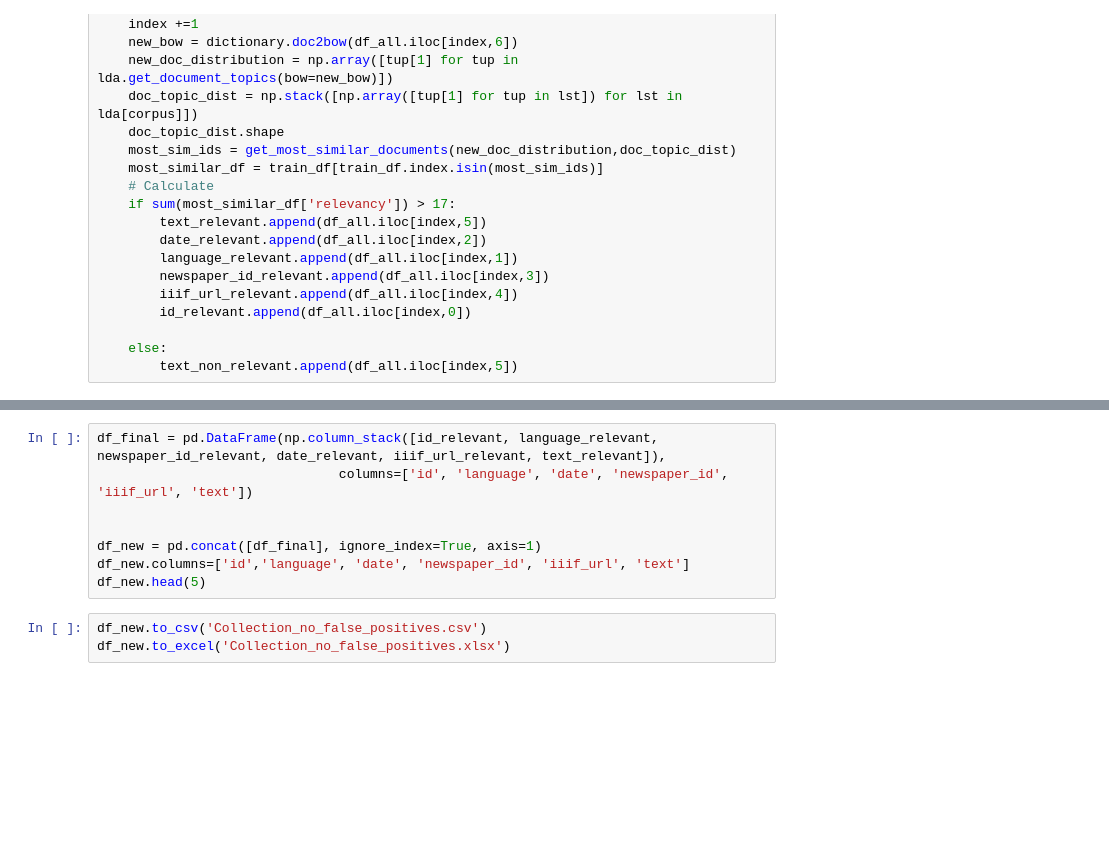
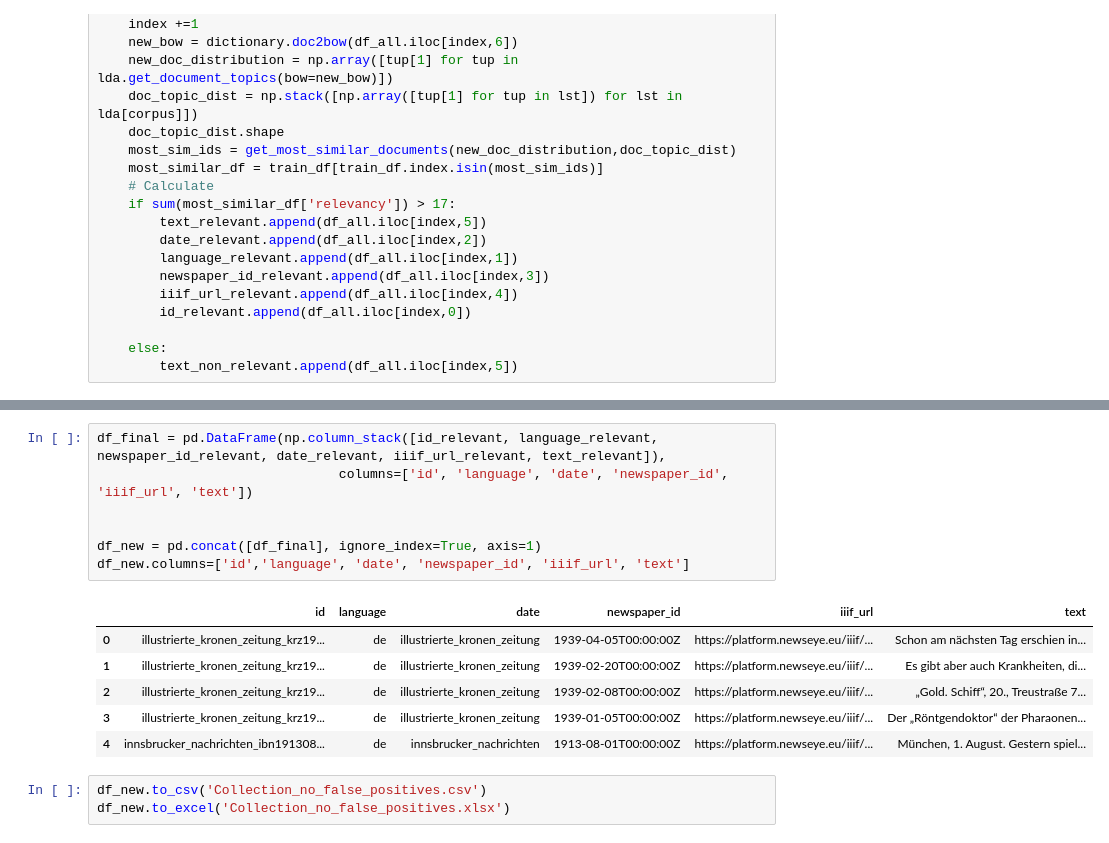
Before and after one commit to soberbichler/Korpusbildung_Workshop, a Jupyter notebook: TopicSpecificCorpusBuilding.ipynb, the cells around one changed output, grey strips where cells are left out. Saved outputs shown, nothing was run; the diff lists cells and outputs as text; blank space fills up the shorter version.

```diff
--- a/TopicSpecificCorpusBuilding.ipynb
+++ b/TopicSpecificCorpusBuilding.ipynb
@@ -521,11 +579,17 @@ df_results.head(5)
 # %%
 df_final = pd.DataFrame(np.column_stack([id_relevant, language_relevant, newspaper_id_relevant, date_relevant, iiif_url_relevant, text_relevant]),
                                columns=['id', 'language', 'date', 'newspaper_id', 'iiif_url', 'text'])
 
 
 df_new = pd.concat([df_final], ignore_index=True, axis=1)
 df_new.columns=['id','language', 'date', 'newspaper_id', 'iiif_url', 'text']
-df_new.head(5)
+# %% [output]
+|  | id | language | date | newspaper_id | iiif_url | text |
+| 0 | illustrierte_kronen_zeitung_krz19... | de | illustrierte_kronen_zeitung | 1939-04-05T00:00:00Z | https://platform.newseye.eu/iiif/... | Schon am nächsten Tag erschien in... |
+| 1 | illustrierte_kronen_zeitung_krz19... | de | illustrierte_kronen_zeitung | 1939-02-20T00:00:00Z | https://platform.newseye.eu/iiif/... | Es gibt aber auch Krankheiten, di... |
+| 2 | illustrierte_kronen_zeitung_krz19... | de | illustrierte_kronen_zeitung | 1939-02-08T00:00:00Z | https://platform.newseye.eu/iiif/... | „Gold. Schiff“, 20., Treustraße 7... |
+| 3 | illustrierte_kronen_zeitung_krz19... | de | illustrierte_kronen_zeitung | 1939-01-05T00:00:00Z | https://platform.newseye.eu/iiif/... | Der „Röntgendoktor“ der Pharaonen... |
+| 4 | innsbrucker_nachrichten_ibn191308... | de | innsbrucker_nachrichten | 1913-08-01T00:00:00Z | https://platform.newseye.eu/iiif/... | München, 1. August. Gestern spiel... |
 # %%
 df_new.to_csv('Collection_no_false_positives.csv')
 df_new.to_excel('Collection_no_false_positives.xlsx')
```
Also changed, not shown: parts of 21 cells of this notebook.
